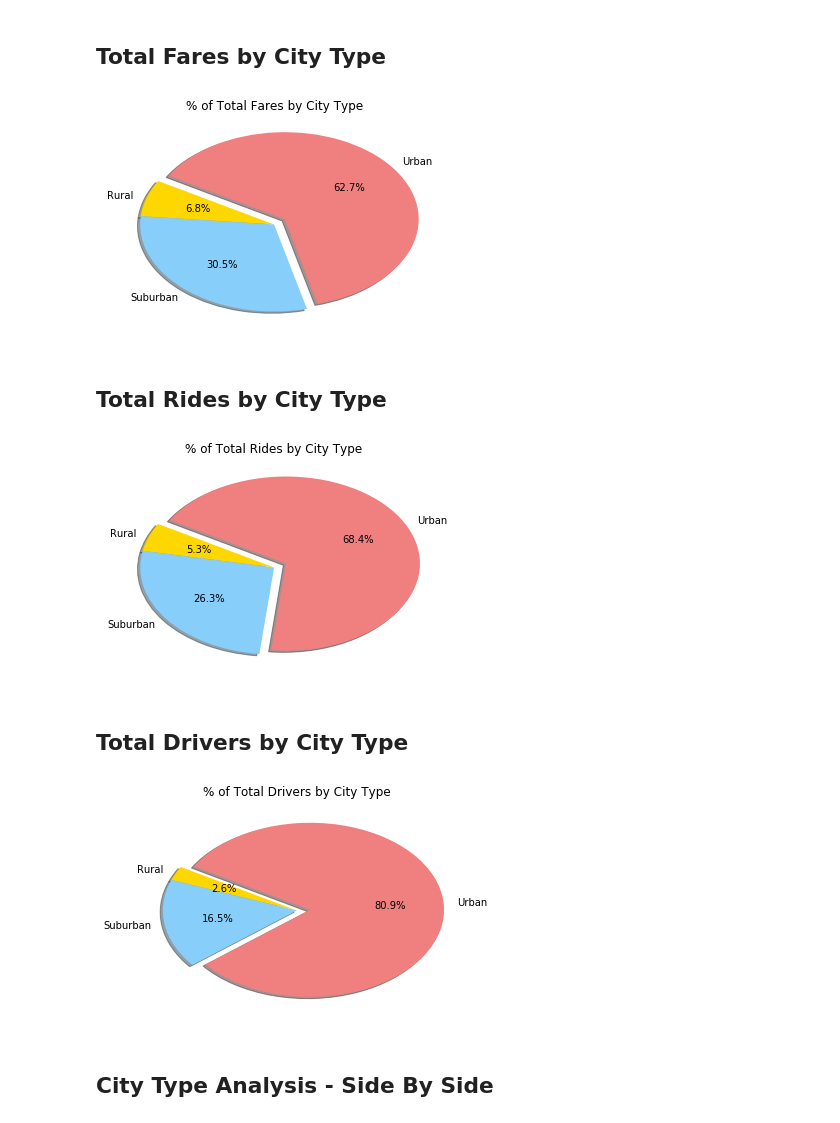
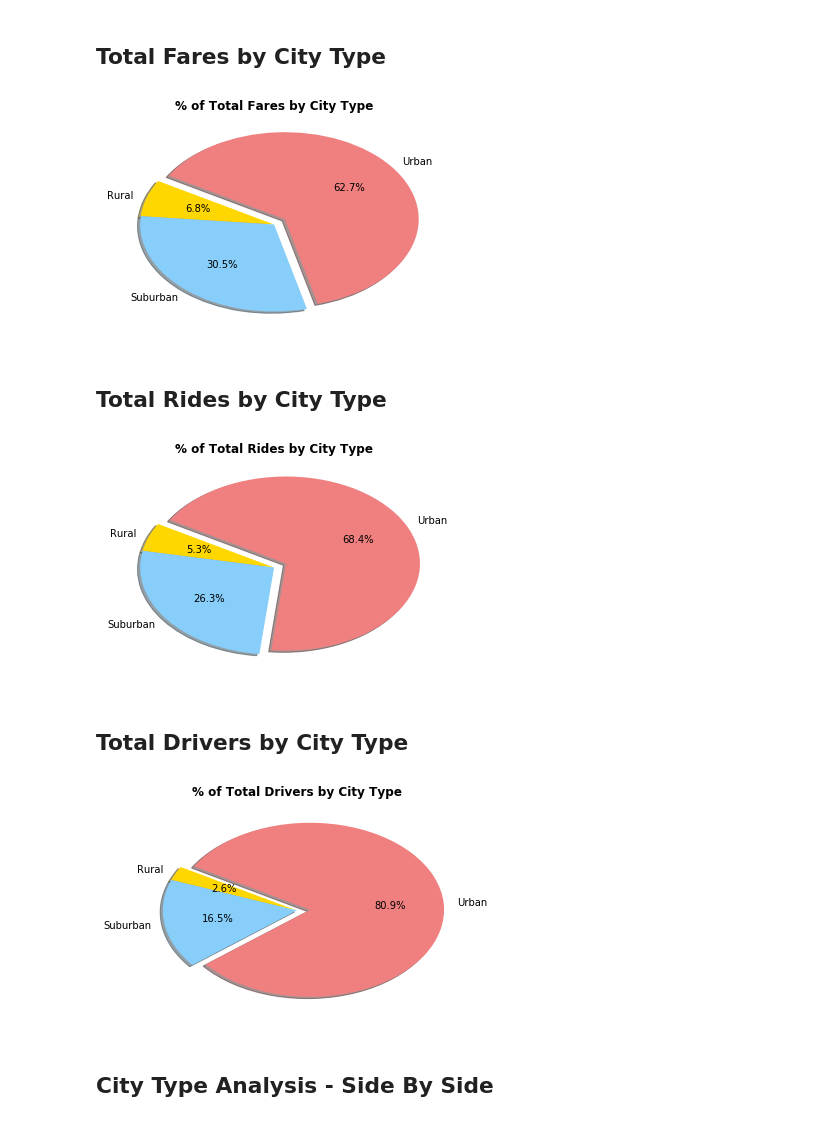
Before and after one commit to bharathiyer/HW_UTAUS201810DATA2, a Jupyter notebook: Matplotlib/Pyber/Solved_pyber.ipynb, the cells around one changed output. Saved outputs shown, nothing was run; the diff lists cells and outputs as text; code cells hidden in the pictures.

```diff
--- a/Matplotlib/Pyber/Solved_pyber.ipynb
+++ b/Matplotlib/Pyber/Solved_pyber.ipynb
@@ -105,7 +105,7 @@ def pyber_scatter(midf, ctype, c, x):
 # %% [markdown]
 ## Bubble Plot of Ride Sharing Data
 # %%
-fig, ax = plt.subplots(figsize=(12,8))
+fig, ax = plt.subplots(figsize=(16,8))
 # Pyber color-scheme
 colorlist = ['gold', 'lightskyblue', 'lightcoral']
 
@@ -114,19 +114,21 @@ for i,j in enumerate(cityfare.index.levels[0]):
     pyber_scatter(cityfare, j, colorlist[i], ax)
 
 # Set the Title and X/Y labels
-ax.set_title('Pyber Ride Sharing Data (2018)')
-ax.set_xlabel('Total Number of Rides (per city)')
-ax.set_ylabel('Avg Fare ($)')
+ax.set_title('Pyber Ride Sharing Data (2018)', fontweight='bold', size=16)
+ax.set_xlabel('Total Number of Rides (Per City)', fontsize=16)
+ax.set_ylabel('Avg Fare ($)', fontsize=16)
 
 # Create a legend
-lgd = ax.legend(loc='best', title='City Types')
+lgd = ax.legend(loc='best', title='City Types', fontsize=10)
 # Resize the legend bubbles
 for handle in lgd.legendHandles:
     handle.set_sizes([80.0])
 
 # Incorporate a text label regarding circle size
-ax.text(x=45, y=30, s='Note:\nCircle size correlates with driver count per city.')
-
+ax.text(x=42, y=33, s='Note:\nCircle size correlates with driver count per city.', fontsize=12)
+plt.tight_layout()
+# Save Figure
+plt.savefig('plots/Scatter_RideSharingData.png')
 # Display plot
 plt.show()
 # %% [output]
@@ -166,15 +168,15 @@ def pyber_pie_properties(ax, col, asp):
     Remove Y label and Legend
     '''
     # Set the title using column name
-    ax.set_title(pyber_pie_title(col))
+    ax.set_title(pyber_pie_title(col), fontweight='bold')
     # Remove the Y label and legend box
     ax.set_ylabel('')
     ax.get_legend().remove()
-    # Set an aspect ratio to give a "tilt effect"
+    # Set an aspect ratio to give a tilt effect
     ax.set_aspect(asp)
 ##end pyber_pie_properties(ax, col, asp)
 
-def pyber_pie(df, col, clist, sa, exp, aperc, asp):
+def pyber_pie(df, col, clist, sa, exp, aperc, asp, fname):
     '''
     Creates Pie Chart with each slice representing the data in a given column for each City Type.
     If no column specified, create subplots corresponding to each column.
@@ -204,26 +206,50 @@ def pyber_pie(df, col, clist, sa, exp, aperc, asp):
     else:
         pyber_pie_properties(ax, col, asp)
 
+    # Save Figure
+    plt.savefig(f'plots/{fname}.png')
+    # Show Figure
     plt.show()
-##end pyber_pie(df, col, clist, sa, exp, aperc, asp)
+##end pyber_pie(df, col, clist, sa, exp, aperc, asp, fname)
 # %% [markdown]
 ## Total Fares by City Type
 # %%
-pyber_pie(type_summary, 'total_fares', colorlist, startangle, explosion, percformat, aspect)
+pyber_pie(type_summary,
+          'total_fares',
+          colorlist,
+          startangle,
+          explosion,
+          percformat,
+          aspect,
+          'Pie_CityType_TotalFares')
 # %% [output]
-[figure, old version]
+[figure, new version]
 # %% [markdown]
 ## Total Rides by City Type
 # %%
-pyber_pie(type_summary, 'total_rides', colorlist, startangle, explosion, percformat, aspect)
+pyber_pie(type_summary,
+          'total_rides',
+          colorlist,
+          startangle,
+          explosion,
+          percformat,
+          aspect,
+          'Pie_CityType_TotalRides')
 # %% [output]
-[figure, old version]
+[figure, new version]
 # %% [markdown]
 ## Total Drivers by City Type
 # %%
-pyber_pie(type_summary, 'total_drivers', colorlist, startangle, explosion, percformat, aspect)
+pyber_pie(type_summary,
+          'total_drivers',
+          colorlist,
+          startangle,
+          explosion,
+          percformat,
+          aspect,
+          'Pie_CityType_TotalDrivers')
 # %% [output]
-[figure, old version]
+[figure, new version]
 # %% [markdown]
 ## City Type Analysis - Side By Side
 # %%
```
Also changed, not shown: parts of 3 cells of this notebook, 12 other files.
